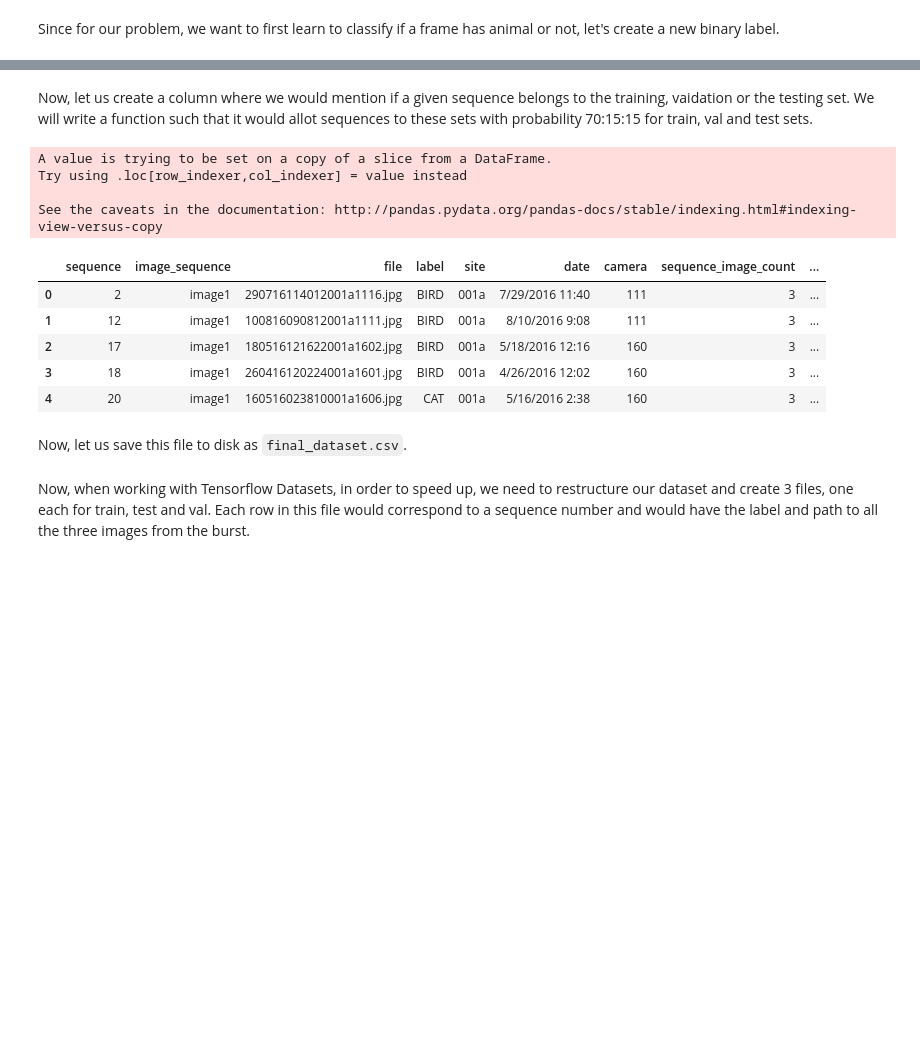
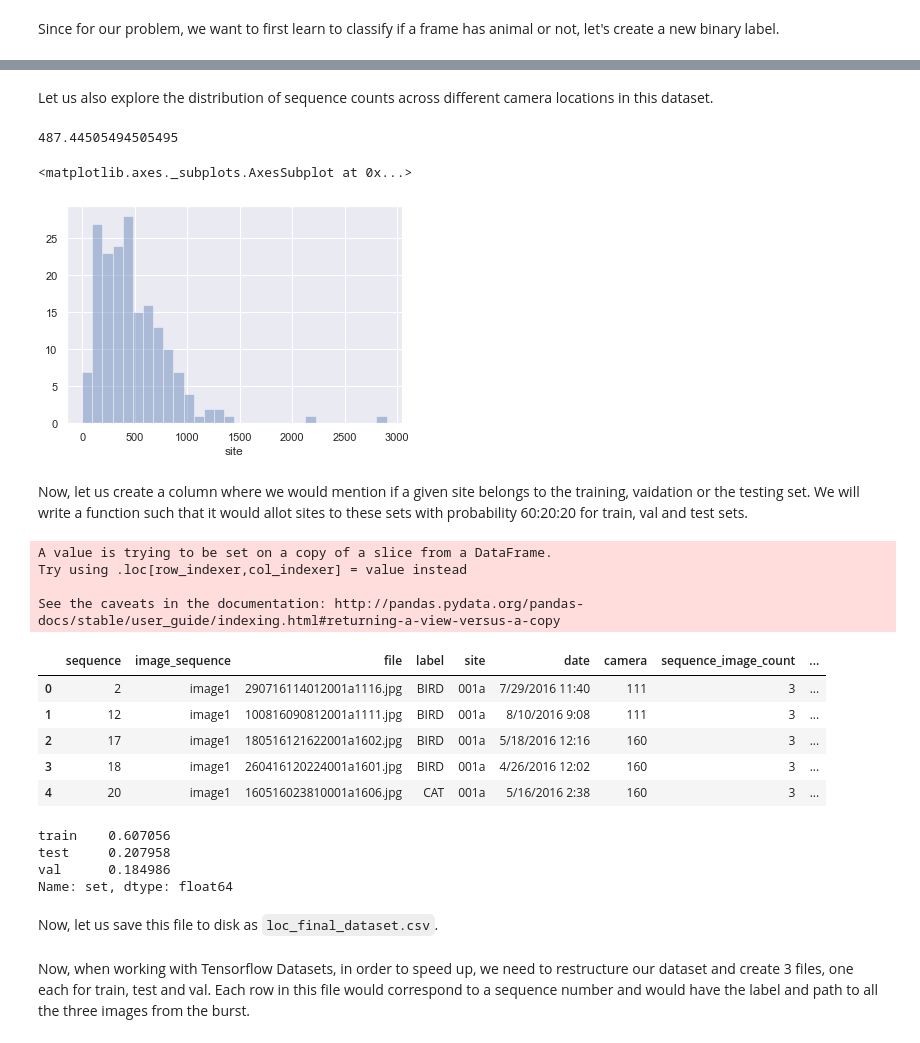
Before and after one commit to bhuvi3/camera_trap_animal_classification, a Jupyter notebook: code/wellington_data_analysis.ipynb, the cells around one changed output, grey strips where cells are left out. Saved outputs shown, nothing was run; the diff lists cells and outputs as text; code cells hidden in the pictures; blank space fills up the shorter version.

```diff
--- a/code/wellington_data_analysis.ipynb
+++ b/code/wellington_data_analysis.ipynb
@@ -96,8 +96,19 @@ See the caveats in the documentation: http://pandas.pydata.org/pandas-docs/stabl
 | 2 | 17 | image1 | 180516121622001a1602.jpg | BIRD | 001a | 5/18/2016 12:16 | 160 | 3 | ... |
 | 3 | 18 | image1 | 260416120224001a1601.jpg | BIRD | 001a | 4/26/2016 12:02 | 160 | 3 | ... |
 | 4 | 20 | image1 | 160516023810001a1606.jpg | CAT | 001a | 5/16/2016 2:38 | 160 | 3 | ... |
+# %% [markdown]
+Let us also explore the distribution of sequence counts across different camera locations in this dataset.
+# %%
+filtered_data[['site', 'sequence']].drop_duplicates().site.value_counts().mean()
+# %% [output]
+487.44505494505495
+# %%
+sns.distplot(filtered_data[['site', 'sequence']].drop_duplicates().site.value_counts(), kde=False, bins=30)
+# %% [output]
+<matplotlib.axes._subplots.AxesSubplot at 0x...>
+[figure, added]
 # %% [markdown]
-Now, let us create a column where we would mention if a given sequence belongs to the training, vaidation or the testing set. We will write a function such that it would allot sequences to these sets with probability 70:15:15 for train, val and test sets.
+Now, let us create a column where we would mention if a given site belongs to the training, vaidation or the testing set. We will write a function such that it would allot sites to these sets with probability 60:20:20 for train, val and test sets.
 # %%
 def get_set_mapping(values):
     random_nums = np.random.uniform(0, 1, values.shape[0])
@@ -111,20 +122,27 @@ def get_set_mapping(values):
             mapping[value] = 'test'
     return mapping
 # %%
-set_mapping = get_set_mapping(filtered_data.sequence.unique())
-filtered_data['set'] = filtered_data.sequence.map(set_mapping.get)
+set_mapping = get_set_mapping(filtered_data.site.unique())
+filtered_data['set'] = filtered_data.site.map(set_mapping)
 filtered_data.head()
 # %% [output]
 A value is trying to be set on a copy of a slice from a DataFrame.
 Try using .loc[row_indexer,col_indexer] = value instead
 
-See the caveats in the documentation: http://pandas.pydata.org/pandas-docs/stable/indexing.html#indexing-view-versus-copy
+See the caveats in the documentation: http://pandas.pydata.org/pandas-docs/stable/user_guide/indexing.html#returning-a-view-versus-a-copy
 |  | sequence | image_sequence | file | label | site | date | camera | sequence_image_count | ... |
 | 0 | 2 | image1 | 290716114012001a1116.jpg | BIRD | 001a | 7/29/2016 11:40 | 111 | 3 | ... |
 | 1 | 12 | image1 | 100816090812001a1111.jpg | BIRD | 001a | 8/10/2016 9:08 | 111 | 3 | ... |
 | 2 | 17 | image1 | 180516121622001a1602.jpg | BIRD | 001a | 5/18/2016 12:16 | 160 | 3 | ... |
 | 3 | 18 | image1 | 260416120224001a1601.jpg | BIRD | 001a | 4/26/2016 12:02 | 160 | 3 | ... |
 | 4 | 20 | image1 | 160516023810001a1606.jpg | CAT | 001a | 5/16/2016 2:38 | 160 | 3 | ... |
+# %%
+filtered_data.set.value_counts() / filtered_data.set.value_counts().sum()
+# %% [output]
+train    0.607056
+test     0.207958
+val      0.184986
+Name: set, dtype: float64
 # %% [markdown]
-Now, let us save this file to disk as `final_dataset.csv`.
+Now, let us save this file to disk as `loc_final_dataset.csv`.
 # %%
```
Also changed, not shown: parts of 16 cells of this notebook.
